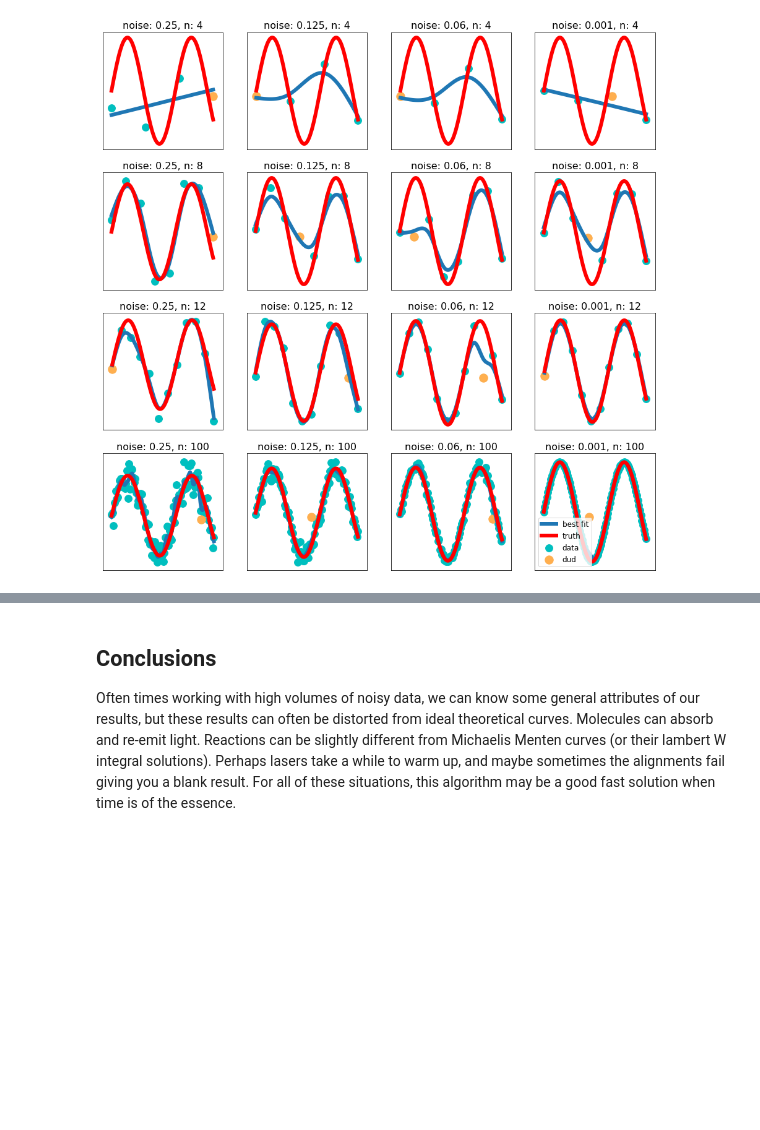
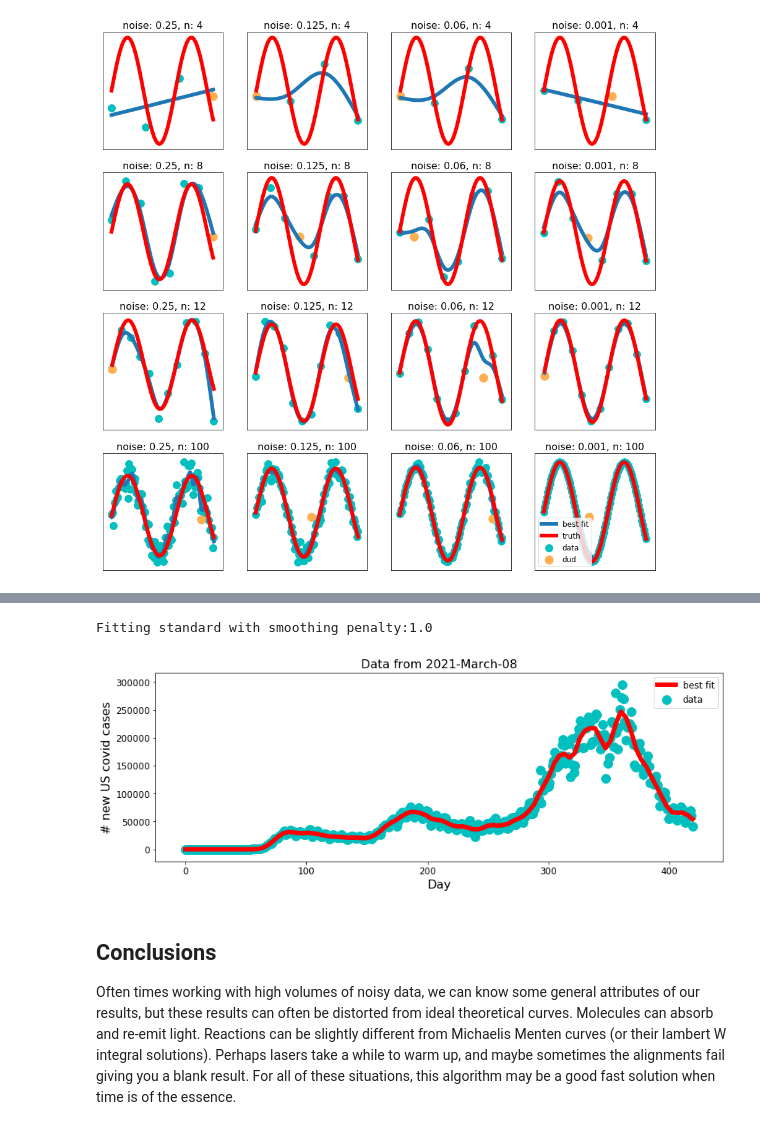
Before and after one commit to rhys-m-adams/Smooth-isotonic-convex-regressor, a Jupyter notebook: smooth_isotonic_regressor.ipynb, the cells around one changed output, grey strips where cells are left out. Saved outputs shown, nothing was run; the diff lists cells and outputs as text; code cells hidden in the pictures; blank space fills up the shorter version.

Commit message:
added covid example

```diff
--- a/smooth_isotonic_regressor.ipynb
+++ b/smooth_isotonic_regressor.ipynb
@@ -243,3 +249,22 @@ Fitting standard with smoothing penalty:1.0
+# %%
+covid = pandas.read_csv('national-history.csv', header=0)
+y = covid['positiveIncrease'].values.flatten()
+x = np.arange(len(y))[::-1]
+BICs, x_grid, fit_y, fx, dfdx, df2dx2 = scan_alphas(x, y, n_gridpoints, alphas, isotonic=0, convexity=0)
+
+fig = plt.figure(figsize=(15,5))
+ax = fig.add_axes([0.2,0.2,0.7,0.7])
+ax.plot(x_grid, fit_y, label='best fit',c='r', lw=6)
+ax.scatter(x,y,s=140,c='c',label='data')
+ax.set_title('Data from 2021-March-08')
+plt.legend()
+ax.set_xlabel('Day')
+ax.set_ylabel('# new US covid cases')
+plt.show()
+plt.close()
+# %% [output]
+Fitting standard with smoothing penalty:1.0
+[figure, added]
 # %% [markdown]
 ## Conclusions
 
```
Also changed, not shown: parts of 3 cells of this notebook, 2 other files.
